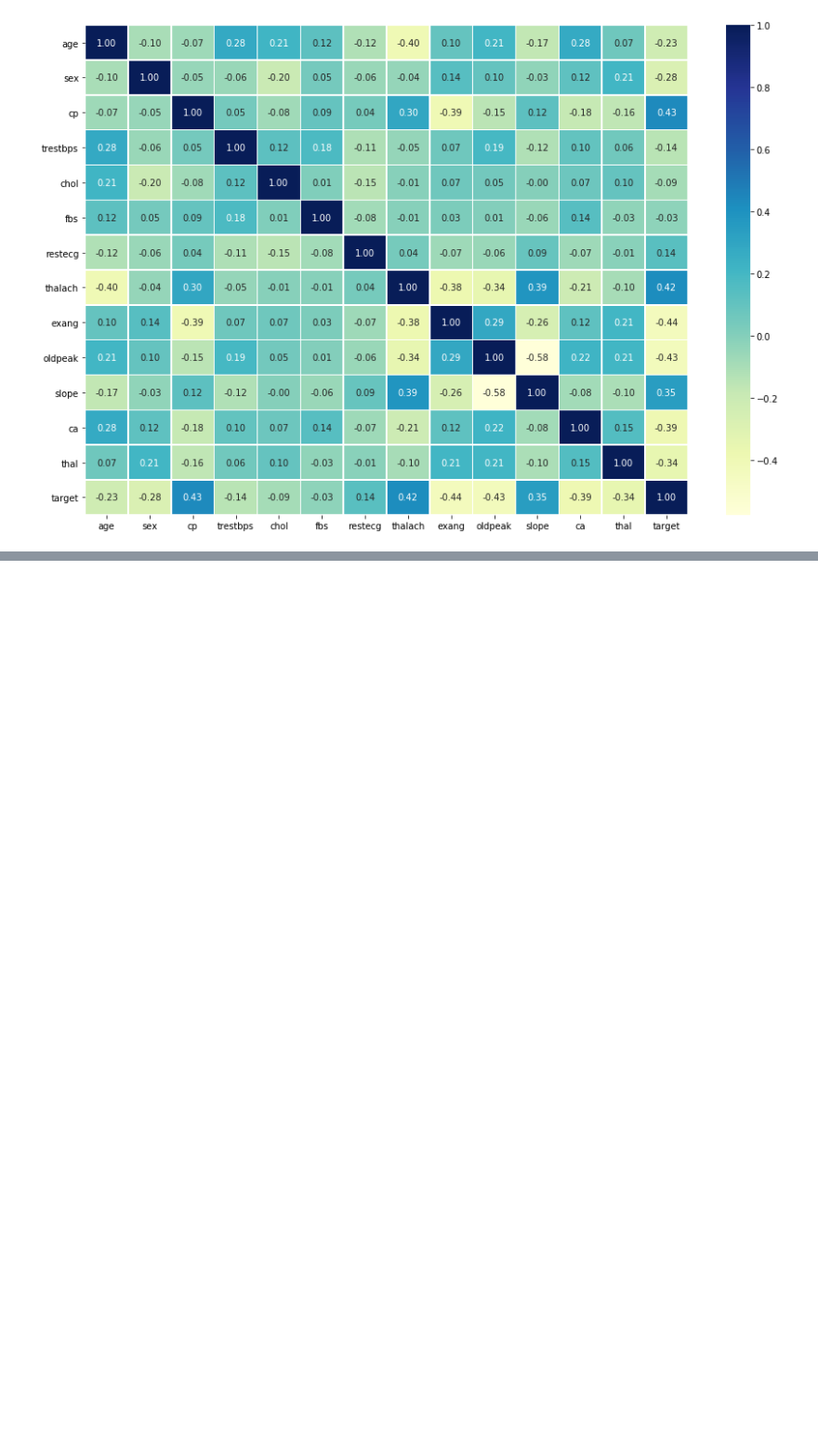
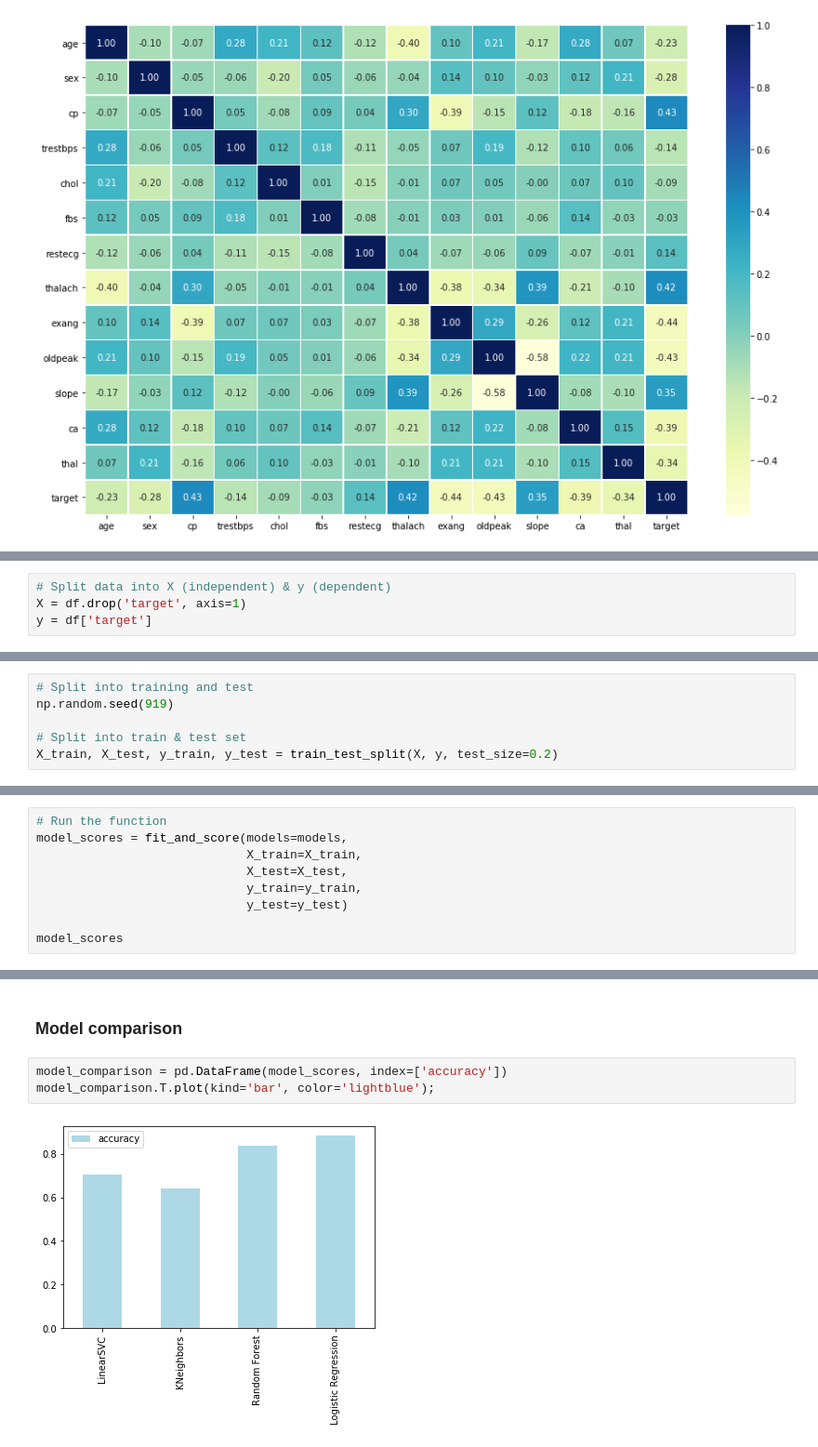
Before and after one commit to JorgePasco1/heart-disease-classification, a Jupyter notebook: heart-disease-classification.ipynb, the cells around one changed output, grey strips where cells are left out. Shown at 93% size. Saved outputs shown, nothing was run; the diff lists cells and outputs as text; blank space fills up the shorter version.

Commit message:
add modeling first steps

```diff
--- a/heart-disease-classification.ipynb
+++ b/heart-disease-classification.ipynb
@@ -281,0 +295,4 @@ ax = sns.heatmap(c_matrix,
+# %%
+# Split data into X (independent) & y (dependent)
+X = df.drop('target', axis=1)
+y = df['target']
@@ -281,0 +330,6 @@ ax = sns.heatmap(c_matrix,
+# %%
+# Split into training and test
+np.random.seed(919)
+
+# Split into train & test set
+X_train, X_test, y_train, y_test = train_test_split(X, y, test_size=0.2)
@@ -281,0 +386,9 @@ ax = sns.heatmap(c_matrix,
+# %%
+# Run the function
+model_scores = fit_and_score(models=models,
+                             X_train=X_train,
+                             X_test=X_test,
+                             y_train=y_train,
+                             y_test=y_test)
+
+model_scores
@@ -281,0 +407,7 @@ ax = sns.heatmap(c_matrix,
+# %% [markdown]
+### Model comparison
+# %%
+model_comparison = pd.DataFrame(model_scores, index=['accuracy'])
+model_comparison.T.plot(kind='bar', color='lightblue');
+# %% [output]
+[figure, added]
```
Also changed, not shown: parts of 22 cells of this notebook.
